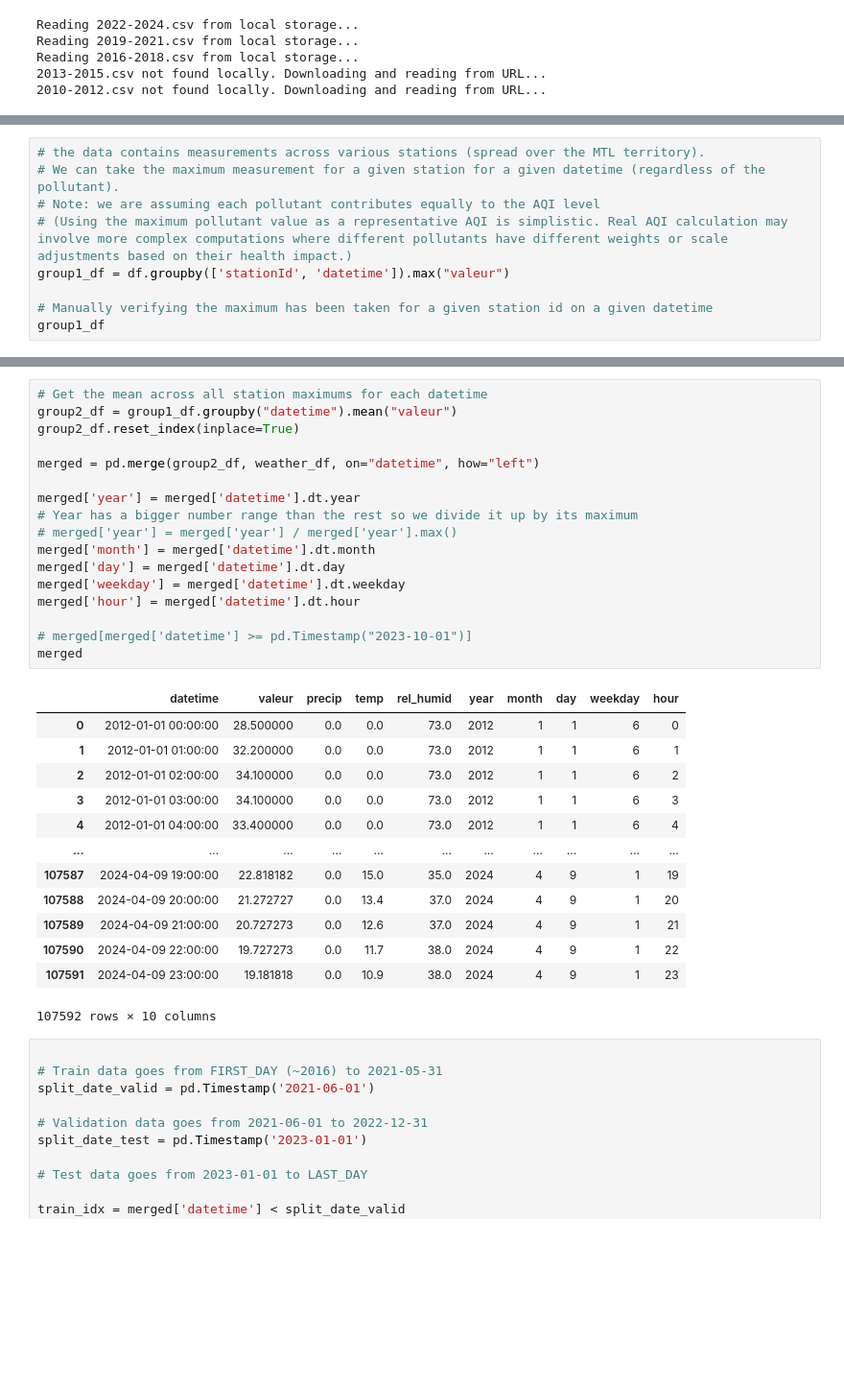
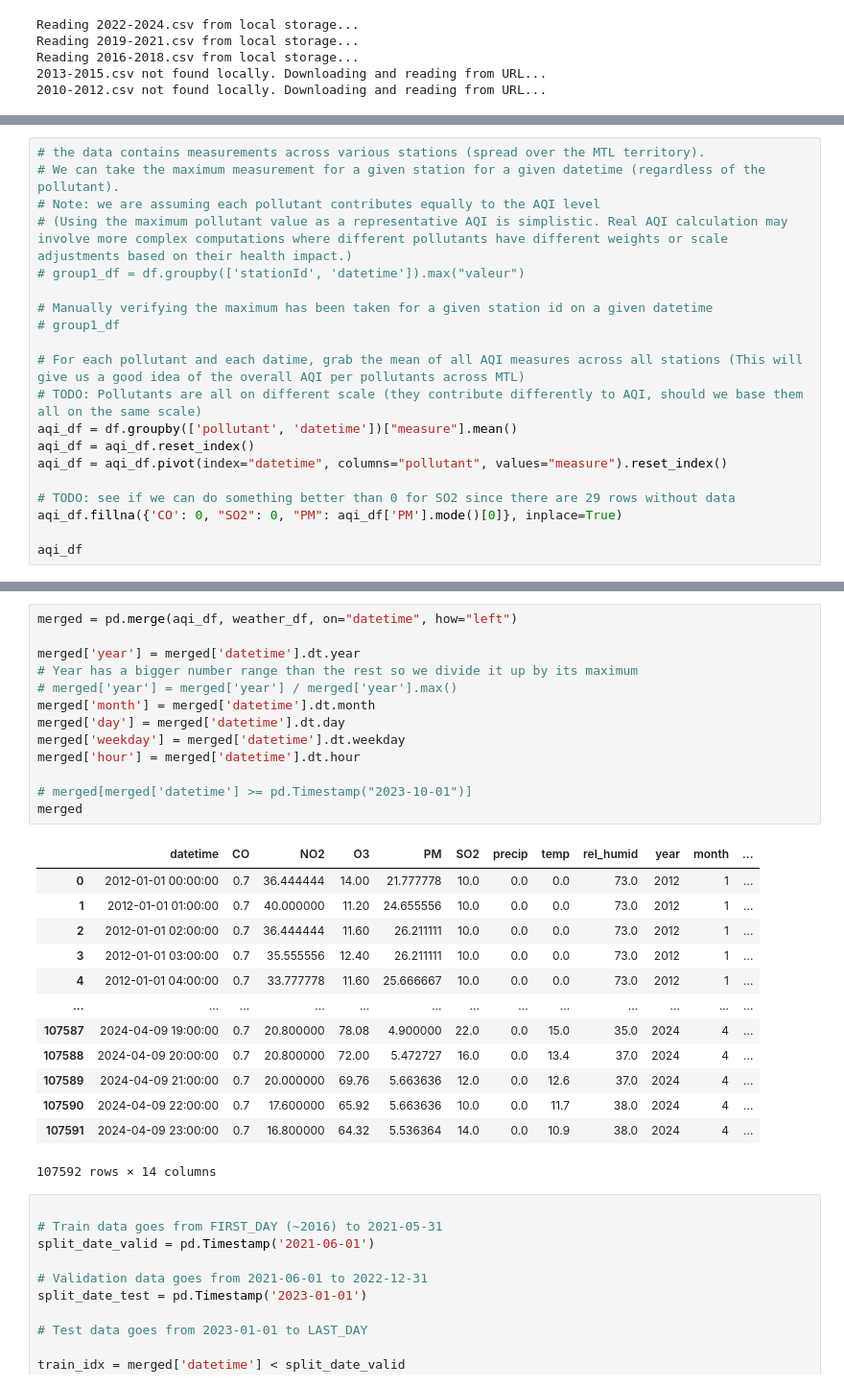
Before and after one commit to Magellol/montreal-aqi-predictions, a Jupyter notebook: index.ipynb, the cells around one changed output, grey strips where cells are left out. Shown at 96% size. Drawn from its saved outputs; the diff is of its cells as text; blank space fills up the shorter version.

```diff
--- a/index.ipynb
+++ b/index.ipynb
@@ -219,8 +231,19 @@ df
 # We can take the maximum measurement for a given station for a given datetime (regardless of the pollutant).
 # Note: we are assuming each pollutant contributes equally to the AQI level
 # (Using the maximum pollutant value as a representative AQI is simplistic. Real AQI calculation may involve more complex computations where different pollutants have different weights or scale adjustments based on their health impact.)
-group1_df = df.groupby(['stationId', 'datetime']).max("valeur")
+# group1_df = df.groupby(['stationId', 'datetime']).max("valeur")
 
 # Manually verifying the maximum has been taken for a given station id on a given datetime
-group1_df
+# group1_df
+
+# For each pollutant and each datime, grab the mean of all AQI measures across all stations (This will give us a good idea of the overall AQI per pollutants across MTL)
+# TODO: Pollutants are all on different scale (they contribute differently to AQI, should we base them all on the same scale)
+aqi_df = df.groupby(['pollutant', 'datetime'])["measure"].mean()
+aqi_df = aqi_df.reset_index()
+aqi_df = aqi_df.pivot(index="datetime", columns="pollutant", values="measure").reset_index()
+
+# TODO: see if we can do something better than 0 for SO2 since there are 29 rows without data
+aqi_df.fillna({'CO': 0, "SO2": 0, "PM": aqi_df['PM'].mode()[0]}, inplace=True)
+
+aqi_df
 # %% [output]
@@ -241,34 +263,30 @@ group1_df
 # %%
-# Get the mean across all station maximums for each datetime
-group2_df = group1_df.groupby("datetime").mean("valeur")
-group2_df.reset_index(inplace=True)
-
-merged = pd.merge(group2_df, weather_df, on="datetime", how="left")
+merged = pd.merge(aqi_df, weather_df, on="datetime", how="left")
 
 merged['year'] = merged['datetime'].dt.year
 # Year has a bigger number range than the rest so we divide it up by its maximum
 # merged['year'] = merged['year'] / merged['year'].max()
 merged['month'] = merged['datetime'].dt.month
 merged['day'] = merged['datetime'].dt.day
 merged['weekday'] = merged['datetime'].dt.weekday
 merged['hour'] = merged['datetime'].dt.hour
 
 # merged[merged['datetime'] >= pd.Timestamp("2023-10-01")]
 merged
 # %% [output]
-|  | datetime | valeur | precip | temp | rel_humid | year | month | day | weekday | hour |
-| 0 | 2012-01-01 00:00:00 | 28.500000 | 0.0 | 0.0 | 73.0 | 2012 | 1 | 1 | 6 | 0 |
-| 1 | 2012-01-01 01:00:00 | 32.200000 | 0.0 | 0.0 | 73.0 | 2012 | 1 | 1 | 6 | 1 |
-| 2 | 2012-01-01 02:00:00 | 34.100000 | 0.0 | 0.0 | 73.0 | 2012 | 1 | 1 | 6 | 2 |
-| 3 | 2012-01-01 03:00:00 | 34.100000 | 0.0 | 0.0 | 73.0 | 2012 | 1 | 1 | 6 | 3 |
-| 4 | 2012-01-01 04:00:00 | 33.400000 | 0.0 | 0.0 | 73.0 | 2012 | 1 | 1 | 6 | 4 |
-| ... | ... | ... | ... | ... | ... | ... | ... | ... | ... | ... |
-| 107587 | 2024-04-09 19:00:00 | 22.818182 | 0.0 | 15.0 | 35.0 | 2024 | 4 | 9 | 1 | 19 |
-| 107588 | 2024-04-09 20:00:00 | 21.272727 | 0.0 | 13.4 | 37.0 | 2024 | 4 | 9 | 1 | 20 |
-| 107589 | 2024-04-09 21:00:00 | 20.727273 | 0.0 | 12.6 | 37.0 | 2024 | 4 | 9 | 1 | 21 |
-| 107590 | 2024-04-09 22:00:00 | 19.727273 | 0.0 | 11.7 | 38.0 | 2024 | 4 | 9 | 1 | 22 |
-| 107591 | 2024-04-09 23:00:00 | 19.181818 | 0.0 | 10.9 | 38.0 | 2024 | 4 | 9 | 1 | 23 |
+|  | datetime | CO | NO2 | O3 | PM | SO2 | precip | temp | rel_humid | year | month | ... |
+| 0 | 2012-01-01 00:00:00 | 0.7 | 36.444444 | 14.00 | 21.777778 | 10.0 | 0.0 | 0.0 | 73.0 | 2012 | 1 | ... |
+| 1 | 2012-01-01 01:00:00 | 0.7 | 40.000000 | 11.20 | 24.655556 | 10.0 | 0.0 | 0.0 | 73.0 | 2012 | 1 | ... |
+| 2 | 2012-01-01 02:00:00 | 0.7 | 36.444444 | 11.60 | 26.211111 | 10.0 | 0.0 | 0.0 | 73.0 | 2012 | 1 | ... |
+| 3 | 2012-01-01 03:00:00 | 0.7 | 35.555556 | 12.40 | 26.211111 | 10.0 | 0.0 | 0.0 | 73.0 | 2012 | 1 | ... |
+| 4 | 2012-01-01 04:00:00 | 0.7 | 33.777778 | 11.60 | 25.666667 | 10.0 | 0.0 | 0.0 | 73.0 | 2012 | 1 | ... |
+| ... | ... | ... | ... | ... | ... | ... | ... | ... | ... | ... | ... | ... |
+| 107587 | 2024-04-09 19:00:00 | 0.7 | 20.800000 | 78.08 | 4.900000 | 22.0 | 0.0 | 15.0 | 35.0 | 2024 | 4 | ... |
+| 107588 | 2024-04-09 20:00:00 | 0.7 | 20.800000 | 72.00 | 5.472727 | 16.0 | 0.0 | 13.4 | 37.0 | 2024 | 4 | ... |
+| 107589 | 2024-04-09 21:00:00 | 0.7 | 20.000000 | 69.76 | 5.663636 | 12.0 | 0.0 | 12.6 | 37.0 | 2024 | 4 | ... |
+| 107590 | 2024-04-09 22:00:00 | 0.7 | 17.600000 | 65.92 | 5.663636 | 10.0 | 0.0 | 11.7 | 38.0 | 2024 | 4 | ... |
+| 107591 | 2024-04-09 23:00:00 | 0.7 | 16.800000 | 64.32 | 5.536364 | 14.0 | 0.0 | 10.9 | 38.0 | 2024 | 4 | ... |
-107592 rows × 10 columns
+107592 rows × 14 columns
 # %%
 
 # Train data goes from FIRST_DAY (~2016) to 2021-05-31
```
Also changed, not shown: parts of 14 cells of this notebook.
